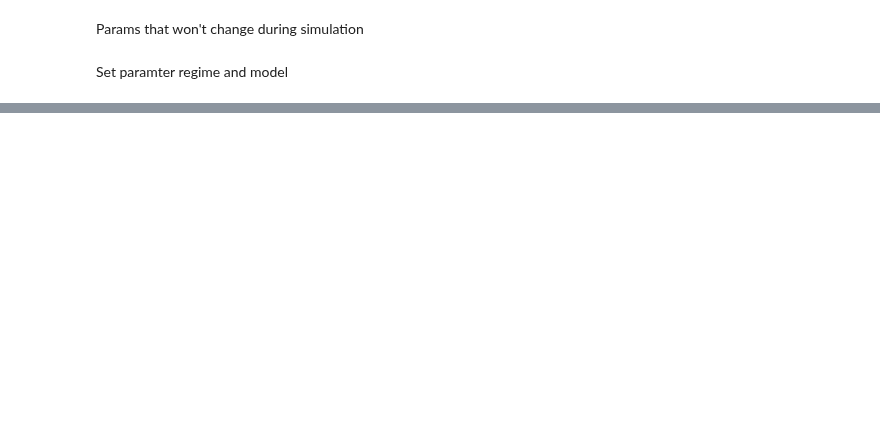
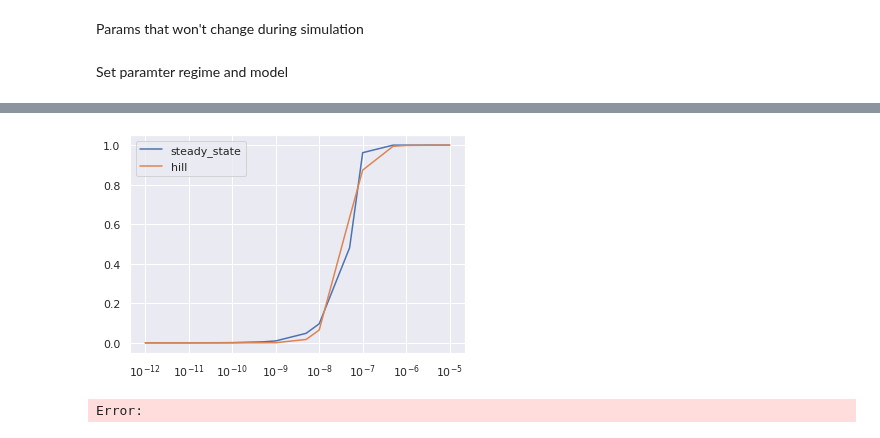
Before and after one commit to lukedtc/ADCC-Project, a Jupyter notebook: Notebooks/steady_states_single_complex_model.ipynb, the cells around one changed output, grey strips where cells are left out. Drawn from its saved outputs; the diff is of its cells as text; code cells hidden in the pictures; blank space fills up the shorter version.

```diff
--- a/Notebooks/steady_states_single_complex_model.ipynb
+++ b/Notebooks/steady_states_single_complex_model.ipynb
@@ -256,0 +276,12 @@ axs[1][0].set(xlabel = r'$\bar{A_0}$')
+# %%
+def T_steady_state(A_01):
+
+    A_0 = ((172635*A_01*1.85e-18)/1.66e-24)/rho_T
+    k_on = k_on1*A_01
+    n_1 = k_on*rho_T*(1/q_off)
+
+    return (1 + A_0 + (n_2/n_1) - np.sqrt((1 + A_0 + (n_2/n_1))**2 - 4*A_0))/2
+# %%
+def hill(x):
+    x = x/4e-6
+    return x**2/(0.0095**2 + x**2)
@@ -256,0 +301,22 @@ axs[1][0].set(xlabel = r'$\bar{A_0}$')
+# %%
+def N_steady_state(A_01):
+
+    A_0 = ((172635*A_01*1.85e-18)/1.66e-24)/rho_T
+    q_on = q_on1*A_01
+    v = q_on*(1/q_off)*rho_T
+
+    return (1 + A_0 + (1/v) - np.sqrt((1 + A_0 + (1/v))**2 - 4*A_0))/2
+# %%
+array1 = np.zeros(len(A0_array))
+array2 = np.zeros(len(A0_array))
+for i, elem in enumerate(A0_array):
+    array1[i] = N_steady_state(elem)
+    array2[i] = hill(elem)
+
+plt.semilogx(A0_array, array1, label = 'steady_state')
+plt.semilogx(A0_array, array2, label='hill')
+plt.legend()
+plt.show()
+# %% [output]
+[figure, added]
+Error:
```
Also changed, not shown: parts of 6 cells of this notebook, 6 other files.
